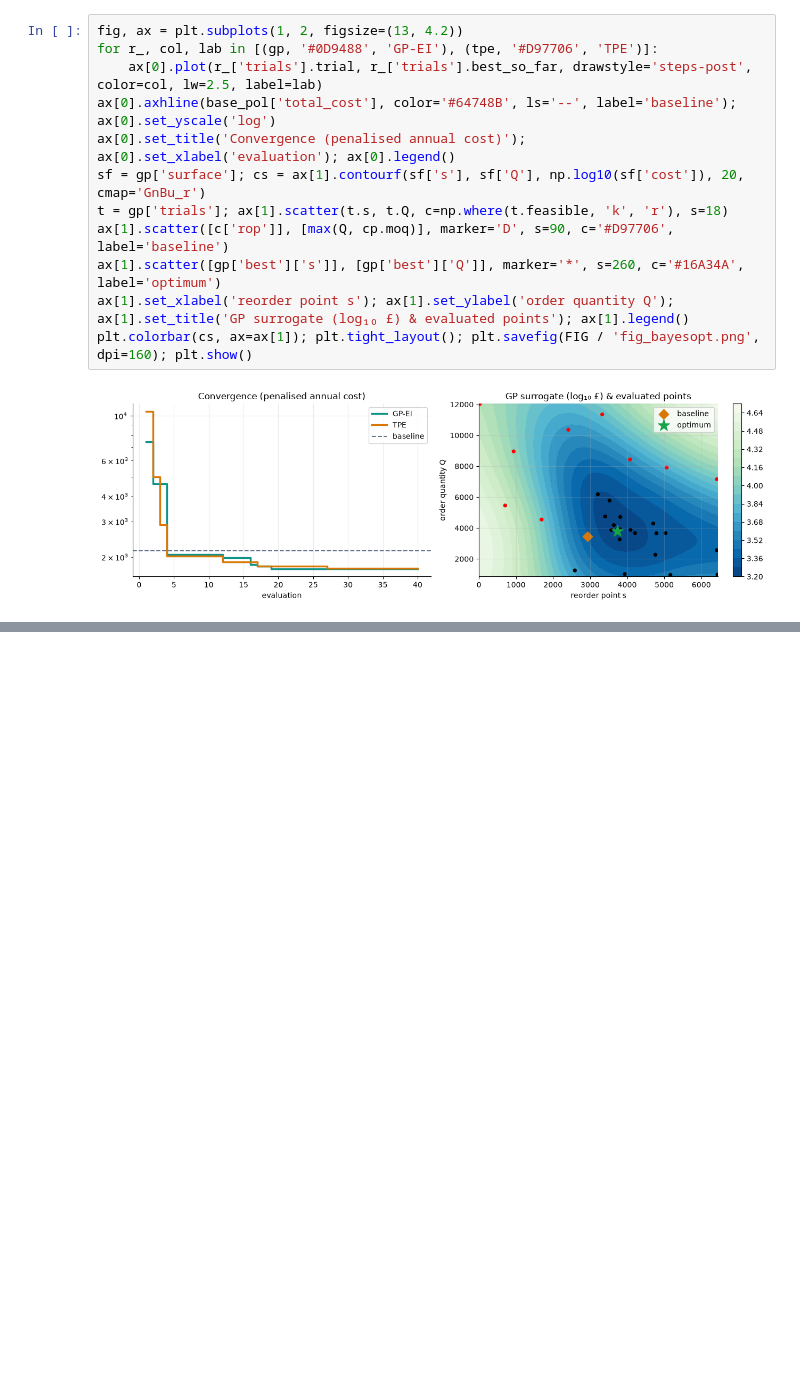
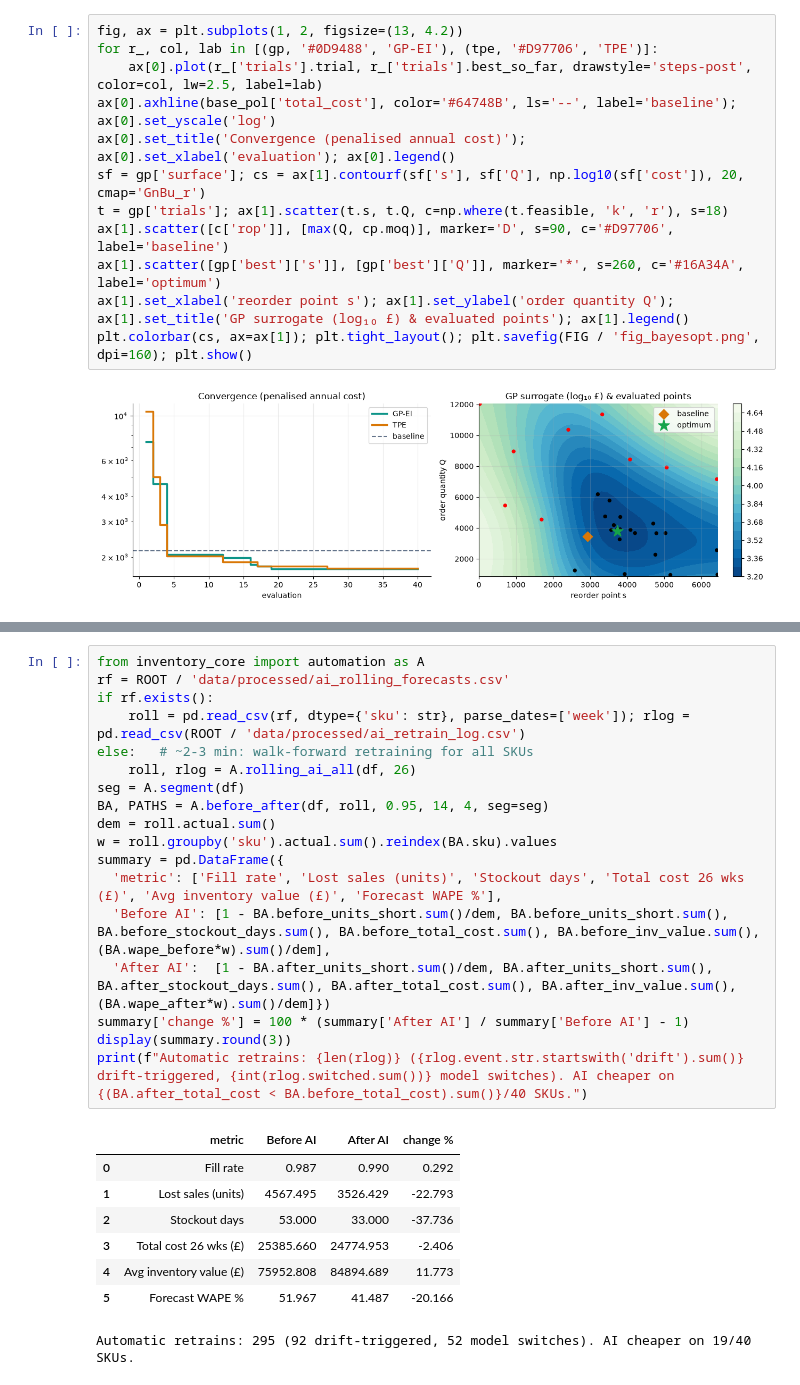
Before and after one commit to krish2105/Inventory-Management-AI-in-Operations, a Jupyter notebook: submissions/Laboratory Work 1/Krishna_Mathur_AS25DXB018_AI_in_Operations_Laboratory_Work_1.ipynb, the cells around one changed output, grey strips where cells are left out. Drawn from its saved outputs; the diff is of its cells as text; blank space fills up the shorter version.

```diff
--- a/submissions/Laboratory Work 1/Krishna_Mathur_AS25DXB018_AI_in_Operations_Laboratory_Work_1.ipynb
+++ b/submissions/Laboratory Work 1/Krishna_Mathur_AS25DXB018_AI_in_Operations_Laboratory_Work_1.ipynb
@@ -287,0 +302,27 @@ plt.colorbar(cs, ax=ax[1]); plt.tight_layout(); plt.savefig(FIG / 'fig_bayesopt.
+# %%
+from inventory_core import automation as A
+rf = ROOT / 'data/processed/ai_rolling_forecasts.csv'
+if rf.exists():
+    roll = pd.read_csv(rf, dtype={'sku': str}, parse_dates=['week']); rlog = pd.read_csv(ROOT / 'data/processed/ai_retrain_log.csv')
+else:   # ~2-3 min: walk-forward retraining for all SKUs
+    roll, rlog = A.rolling_ai_all(df, 26)
+seg = A.segment(df)
+BA, PATHS = A.before_after(df, roll, 0.95, 14, 4, seg=seg)
+dem = roll.actual.sum()
+w = roll.groupby('sku').actual.sum().reindex(BA.sku).values
+summary = pd.DataFrame({
+  'metric': ['Fill rate', 'Lost sales (units)', 'Stockout days', 'Total cost 26 wks (£)', 'Avg inventory value (£)', 'Forecast WAPE %'],
+  'Before AI': [1 - BA.before_units_short.sum()/dem, BA.before_units_short.sum(), BA.before_stockout_days.sum(), BA.before_total_cost.sum(), BA.before_inv_value.sum(), (BA.wape_before*w).sum()/dem],
+  'After AI':  [1 - BA.after_units_short.sum()/dem, BA.after_units_short.sum(), BA.after_stockout_days.sum(), BA.after_total_cost.sum(), BA.after_inv_value.sum(), (BA.wape_after*w).sum()/dem]})
+summary['change %'] = 100 * (summary['After AI'] / summary['Before AI'] - 1)
+display(summary.round(3))
+print(f"Automatic retrains: {len(rlog)} ({rlog.event.str.startswith('drift').sum()} drift-triggered, {int(rlog.switched.sum())} model switches). AI cheaper on {(BA.after_total_cost < BA.before_total_cost).sum()}/40 SKUs.")
+# %% [output]
+|  | metric | Before AI | After AI | change % |
+| 0 | Fill rate | 0.987 | 0.990 | 0.292 |
+| 1 | Lost sales (units) | 4567.495 | 3526.429 | -22.793 |
+| 2 | Stockout days | 53.000 | 33.000 | -37.736 |
+| 3 | Total cost 26 wks (£) | 25385.660 | 24774.953 | -2.406 |
+| 4 | Avg inventory value (£) | 75952.808 | 84894.689 | 11.773 |
+| 5 | Forecast WAPE % | 51.967 | 41.487 | -20.166 |
+Automatic retrains: 295 (92 drift-triggered, 52 model switches). AI cheaper on 19/40 SKUs.
```
Also changed, not shown: parts of 10 cells of this notebook, 13 other files.
